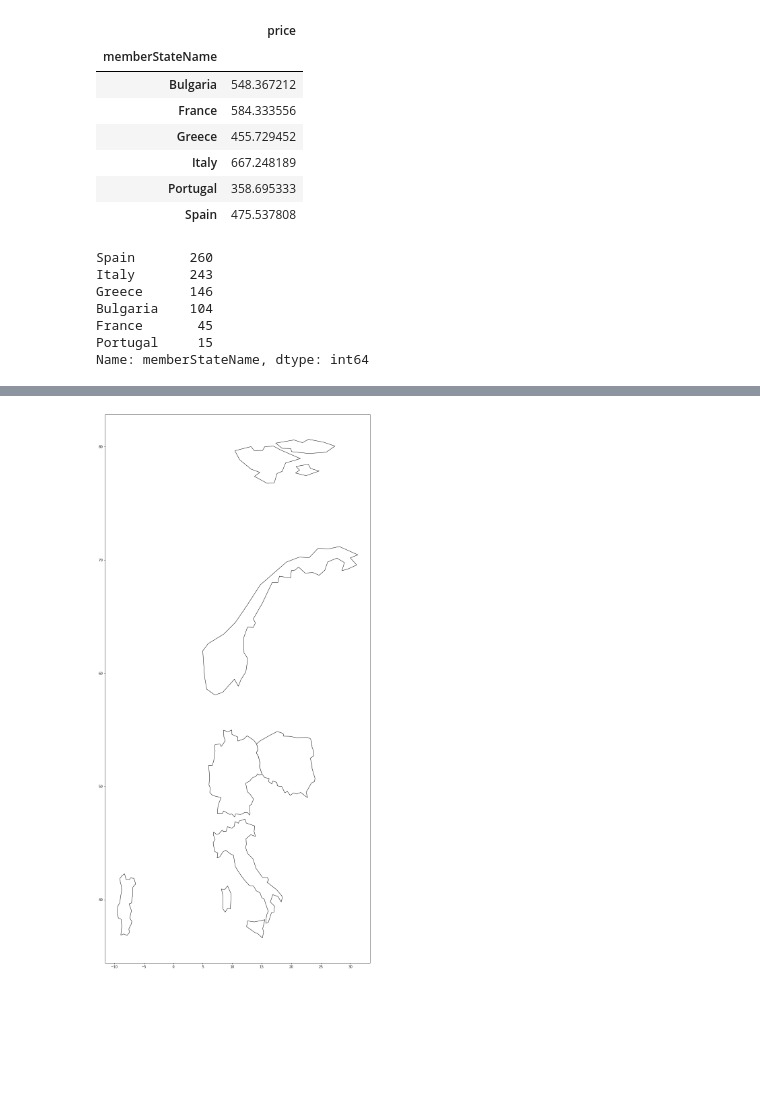
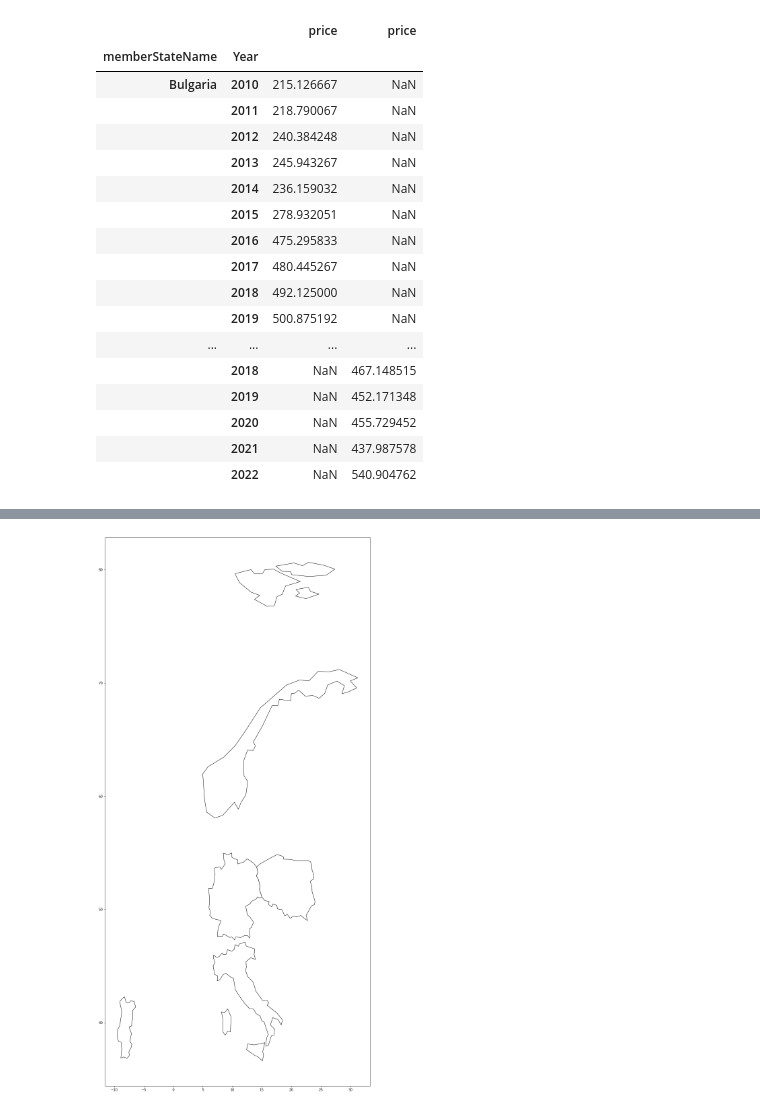
Before and after one commit to JohnsenClasses/final-project-schneider-thapa-koirala, a Jupyter notebook: euriceinfo.ipynb, the cells around one changed output, grey strips where cells are left out. Drawn from its saved outputs; the diff is of its cells as text; code cells hidden in the pictures; blank space fills up the shorter version.

Commit message:
avg by country

```diff
--- a/euriceinfo.ipynb
+++ b/euriceinfo.ipynb
@@ -29,6 +11,10 @@ display(df_riceprice)
 # %%
+#Raw Data cleaning
+df_riceprice_rawdata=pd.DataFrame(riceprice.json())
+#display(df_riceprice)
 #Data filtering
+df_riceprice=df_riceprice_rawdata.copy()
 df_riceprice["price"]=df_riceprice["price"].str.replace("€","") # removing the € character in price column
 df_riceprice["price"]=pd.to_numeric(df_riceprice["price"])   # changing price data into numeric data type
-display(df_riceprice.head())
+display(df_riceprice.info())
 # %% [output]
@@ -41,10 +40,7 @@ display(df_riceprice.head())
 # %%
 # formating the beginDate and endDate into Datetime data type
 df_riceprice["beginDate"]=pd.to_datetime(df_riceprice["beginDate"],yearfirst=True)
-df_riceprice["endDate"]=pd.to_datetime(df_riceprice["endDate"],yearfirst=True)
-display(df_riceprice.info())
-df_riceprice.set_index(df_riceprice["beginDate"],inplace=True)
-df_riceprice.drop(columns=["beginDate"],inplace=True)
+print(df_riceprice.info())
 # %% [output]
 <class 'pandas.core.frame.DataFrame'>
 RangeIndex: 19176 entries, 0 to 19175
@@ -87,0 +64,9 @@ display(df_riceprice2020)
+# %%
+# Filtering by Year from RAW data
+series_byyear=df_riceprice_rawdata.beginDate.str.extract(r"[/](\d{4})") #Series data for each year
+#print(type(df_data_byyear))
+df_ricebyyear=pd.concat([df_riceprice, df_data_byyear], axis=1)
+df_ricebyyear.rename(columns={0:"Year"}, inplace=True) #Renaming column as Year
+df_ricebyyear.set_index("Year", inplace=True) #Sorting index by year
+df_ricebyyear.sort_index(inplace=True)
+display(df_ricebyyear.sort_values("memberStateName"))
@@ -88,22 +88,23 @@ display(df_riceprice2020)
 # %%
-avg_price_country=df_riceprice2020.groupby(["memberStateName"]).mean().drop(columns={"weekNumber"})
-display(avg_price_country)
+avg_price_country=df_ricebyyear.groupby(["memberStateName", "Year"]).mean().drop(columns={"weekNumber"})
+#display(avg_price_country)
+display(pd.concat([avg_price_country.query("memberStateName=='Bulgaria'"), avg_price_country.query("memberStateName=='Greece'")], axis=1))
 # %% [output]
-|  | price |
-| memberStateName |  |
-| Bulgaria | 548.367212 |
-| France | 584.333556 |
-| Greece | 455.729452 |
-| Italy | 667.248189 |
-| Portugal | 358.695333 |
-| Spain | 475.537808 |
+|  |  | price | price |
+| memberStateName | Year |  |  |
+| Bulgaria | 2010 | 215.126667 | NaN |
+|  | 2011 | 218.790067 | NaN |
+|  | 2012 | 240.384248 | NaN |
+|  | 2013 | 245.943267 | NaN |
+|  | 2014 | 236.159032 | NaN |
+|  | 2015 | 278.932051 | NaN |
+|  | 2016 | 475.295833 | NaN |
+|  | 2017 | 480.445267 | NaN |
+|  | 2018 | 492.125000 | NaN |
+|  | 2019 | 500.875192 | NaN |
+| ... | ... | ... | ... |
+|  | 2018 | NaN | 467.148515 |
+|  | 2019 | NaN | 452.171348 |
+|  | 2020 | NaN | 455.729452 |
+|  | 2021 | NaN | 437.987578 |
+|  | 2022 | NaN | 540.904762 |
-# %%
-df_riceprice2020["memberStateName"].value_counts()
-# %% [output]
-Spain       260
-Italy       243
-Greece      146
-Bulgaria    104
-France       45
-Portugal     15
-Name: memberStateName, dtype: int64
```
Also changed, not shown: parts of 10 cells of this notebook.
